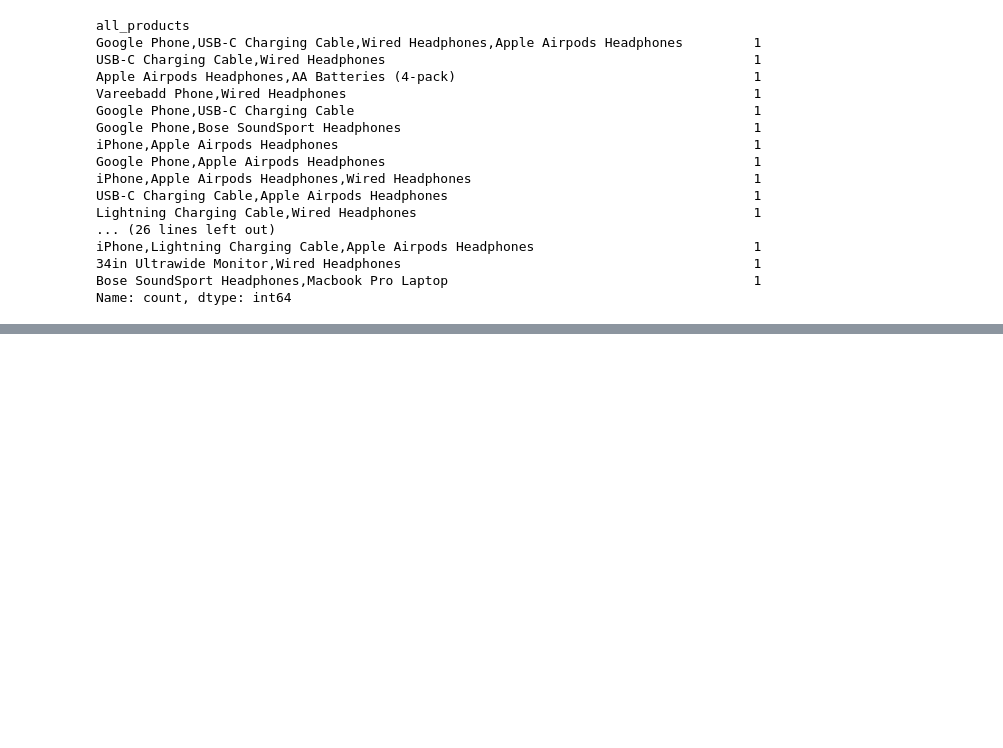
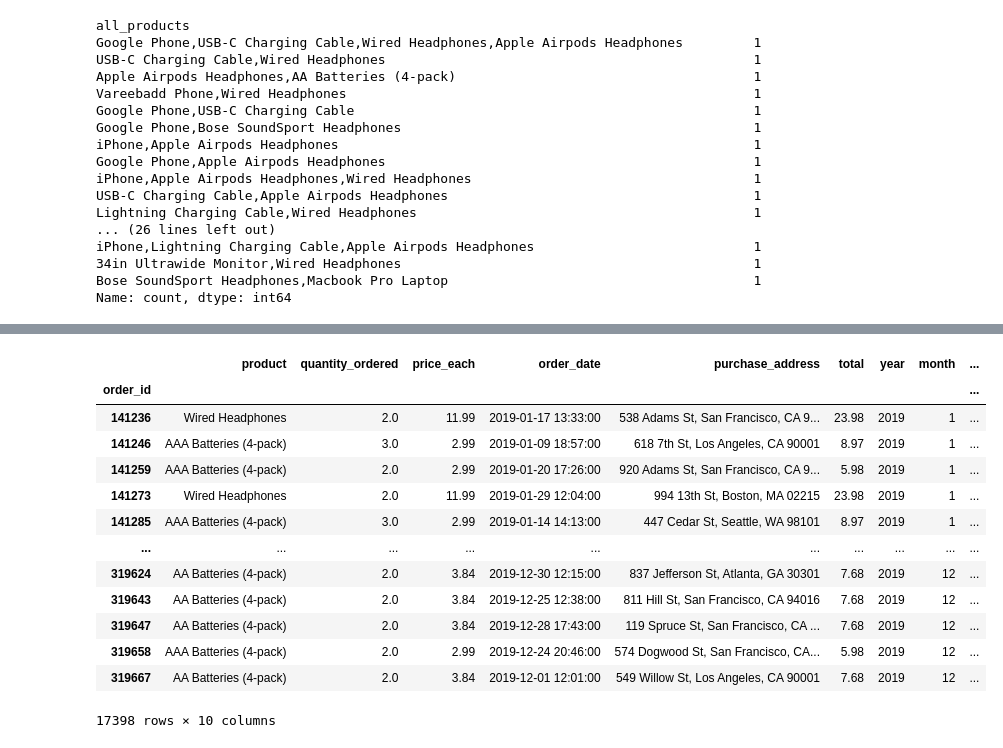
Before and after one commit to HenryHai0407/data_analysis_pandas, a Jupyter notebook: project1.ipynb, the cells around one changed output, grey strips where cells are left out. Cells and saved outputs as stored; diff of their text form; code cells hidden in the pictures; blank space fills up the shorter version.

Commit message:
using .query() to filter data

```diff
--- a/project1.ipynb
+++ b/project1.ipynb
@@ -814,0 +826,18 @@ Name: count, dtype: int64
+# %%
+# Filtering data using .query()
+df.query('quantity_ordered > 1')
+# %% [output]
+|  | product | quantity_ordered | price_each | order_date | purchase_address | total | year | month | ... |
+| order_id |  |  |  |  |  |  |  |  | ... |
+| 141236 | Wired Headphones | 2.0 | 11.99 | 2019-01-17 13:33:00 | 538 Adams St, San Francisco, CA 9... | 23.98 | 2019 | 1 | ... |
+| 141246 | AAA Batteries (4-pack) | 3.0 | 2.99 | 2019-01-09 18:57:00 | 618 7th St, Los Angeles, CA 90001 | 8.97 | 2019 | 1 | ... |
+| 141259 | AAA Batteries (4-pack) | 2.0 | 2.99 | 2019-01-20 17:26:00 | 920 Adams St, San Francisco, CA 9... | 5.98 | 2019 | 1 | ... |
+| 141273 | Wired Headphones | 2.0 | 11.99 | 2019-01-29 12:04:00 | 994 13th St, Boston, MA 02215 | 23.98 | 2019 | 1 | ... |
+| 141285 | AAA Batteries (4-pack) | 3.0 | 2.99 | 2019-01-14 14:13:00 | 447 Cedar St, Seattle, WA 98101 | 8.97 | 2019 | 1 | ... |
+| ... | ... | ... | ... | ... | ... | ... | ... | ... | ... |
+| 319624 | AA Batteries (4-pack) | 2.0 | 3.84 | 2019-12-30 12:15:00 | 837 Jefferson St, Atlanta, GA 30301 | 7.68 | 2019 | 12 | ... |
+| 319643 | AA Batteries (4-pack) | 2.0 | 3.84 | 2019-12-25 12:38:00 | 811 Hill St, San Francisco, CA 94016 | 7.68 | 2019 | 12 | ... |
+| 319647 | AA Batteries (4-pack) | 2.0 | 3.84 | 2019-12-28 17:43:00 | 119 Spruce St, San Francisco, CA ... | 7.68 | 2019 | 12 | ... |
+| 319658 | AAA Batteries (4-pack) | 2.0 | 2.99 | 2019-12-24 20:46:00 | 574 Dogwood St, San Francisco, CA... | 5.98 | 2019 | 12 | ... |
+| 319667 | AA Batteries (4-pack) | 2.0 | 3.84 | 2019-12-01 12:01:00 | 549 Willow St, Los Angeles, CA 90001 | 7.68 | 2019 | 12 | ... |
+17398 rows × 10 columns
```
Also changed, not shown: parts of 5 cells of this notebook, 1 other file.
